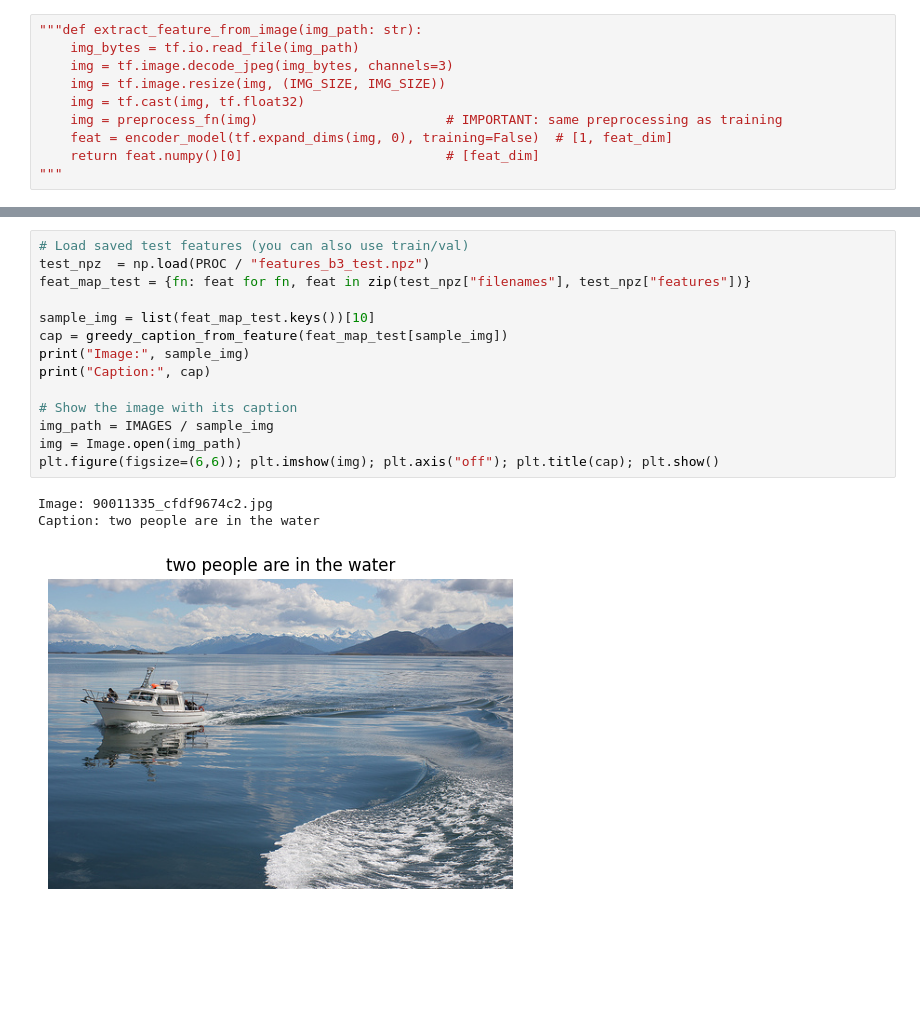
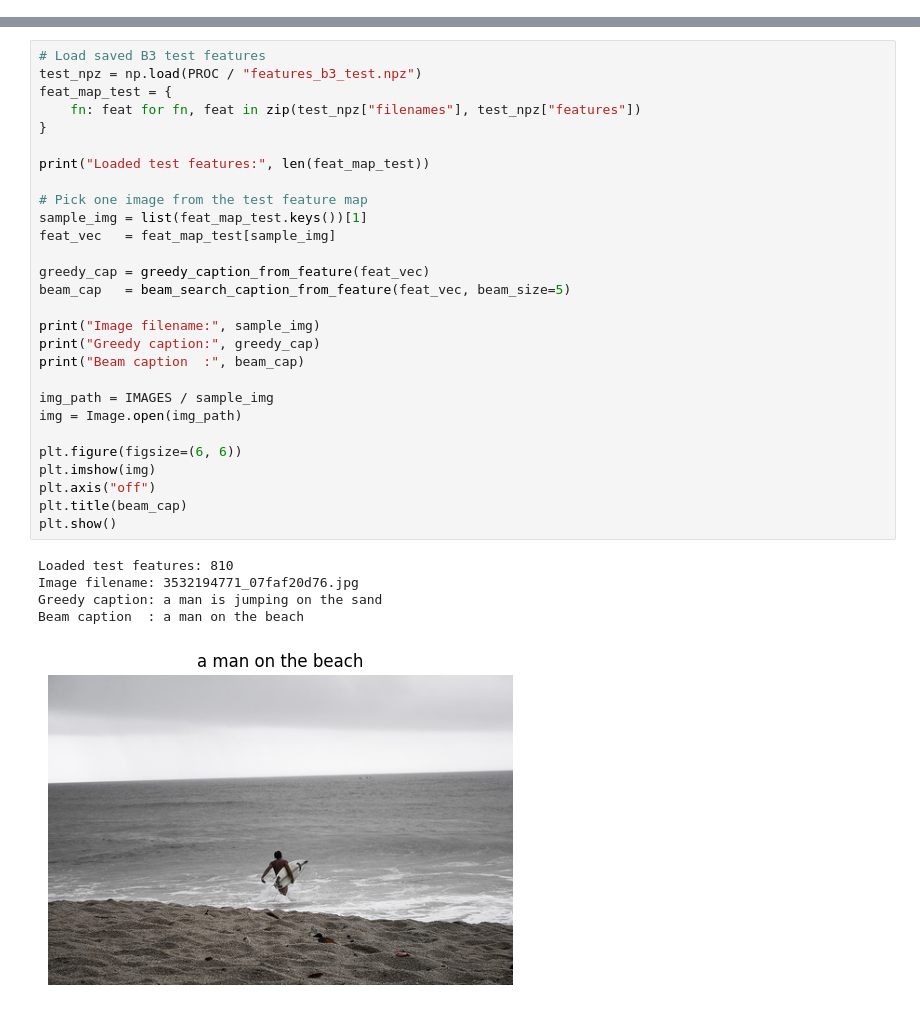
Before and after one commit to mkalam02/Image-captioning, a Jupyter notebook: notebooks/inference.ipynb, the cells around one changed output, grey strips where cells are left out. Cells and saved outputs as stored; diff of their text form; blank space fills up the shorter version.

Commit message:
Updated inference notebooks with beam search

```diff
--- a/notebooks/inference.ipynb
+++ b/notebooks/inference.ipynb
@@ -129,11 +113 @@ Feature dim: 1536
-# %%
-"""def extract_feature_from_image(img_path: str):
-    img_bytes = tf.io.read_file(img_path)
-    img = tf.image.decode_jpeg(img_bytes, channels=3)
-    img = tf.image.resize(img, (IMG_SIZE, IMG_SIZE))
-    img = tf.cast(img, tf.float32)
-    img = preprocess_fn(img)                        # IMPORTANT: same preprocessing as training
-    feat = encoder_model(tf.expand_dims(img, 0), training=False)  # [1, feat_dim]
-    return feat.numpy()[0]                          # [feat_dim]
-"""
 # %%
@@ -157,19 +185,35 @@ def greedy_caption_from_feature(feat_vec):
 # %%
-# Load saved test features (you can also use train/val)
-test_npz  = np.load(PROC / "features_b3_test.npz")
-feat_map_test = {fn: feat for fn, feat in zip(test_npz["filenames"], test_npz["features"])}
+# Load saved B3 test features
+test_npz = np.load(PROC / "features_b3_test.npz")
+feat_map_test = {
+    fn: feat for fn, feat in zip(test_npz["filenames"], test_npz["features"])
+}
 
-sample_img = list(feat_map_test.keys())[10]
-cap = greedy_caption_from_feature(feat_map_test[sample_img])
-print("Image:", sample_img)
-print("Caption:", cap)
+print("Loaded test features:", len(feat_map_test))
 
-# Show the image with its caption
+# Pick one image from the test feature map
+sample_img = list(feat_map_test.keys())[1]
+feat_vec   = feat_map_test[sample_img]
+
+greedy_cap = greedy_caption_from_feature(feat_vec)
+beam_cap   = beam_search_caption_from_feature(feat_vec, beam_size=5)
+
+print("Image filename:", sample_img)
+print("Greedy caption:", greedy_cap)
+print("Beam caption  :", beam_cap)
+
 img_path = IMAGES / sample_img
 img = Image.open(img_path)
-plt.figure(figsize=(6,6)); plt.imshow(img); plt.axis("off"); plt.title(cap); plt.show()
+
+plt.figure(figsize=(6, 6))
+plt.imshow(img)
+plt.axis("off")
+plt.title(beam_cap)
+plt.show()
 # %% [output]
-Image: 90011335_cfdf9674c2.jpg
-Caption: two people are in the water
+Loaded test features: 810
+Image filename: 3532194771_07faf20d76.jpg
+Greedy caption: a man is jumping on the sand
+Beam caption  : a man on the beach
-[figure, old version]
+[figure, new version]
 # %%
```
Also changed, not shown: parts of 9 cells of this notebook.
